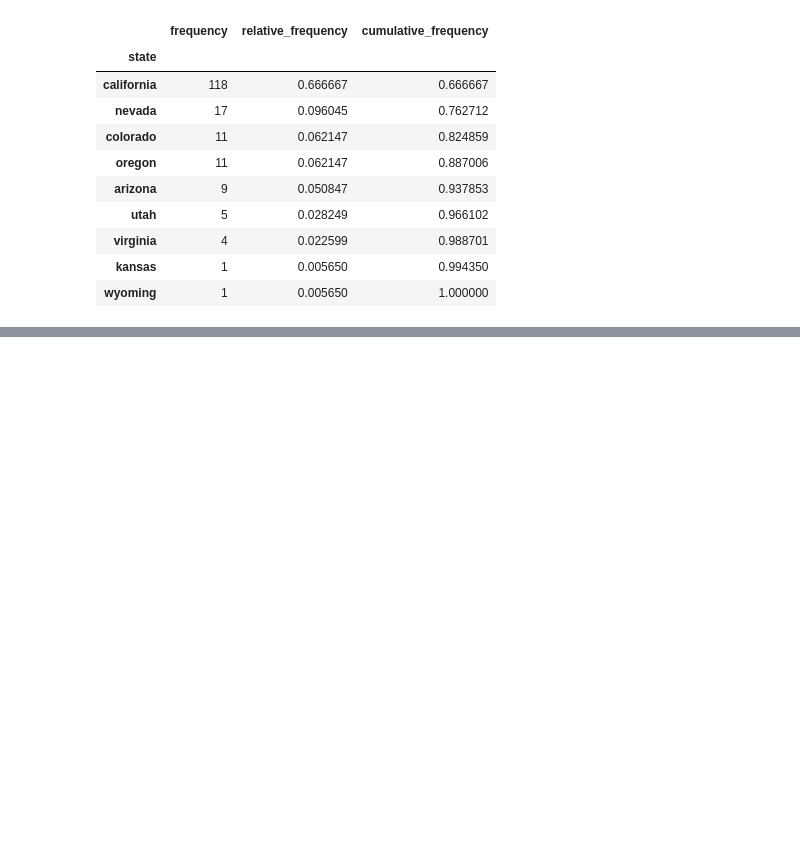
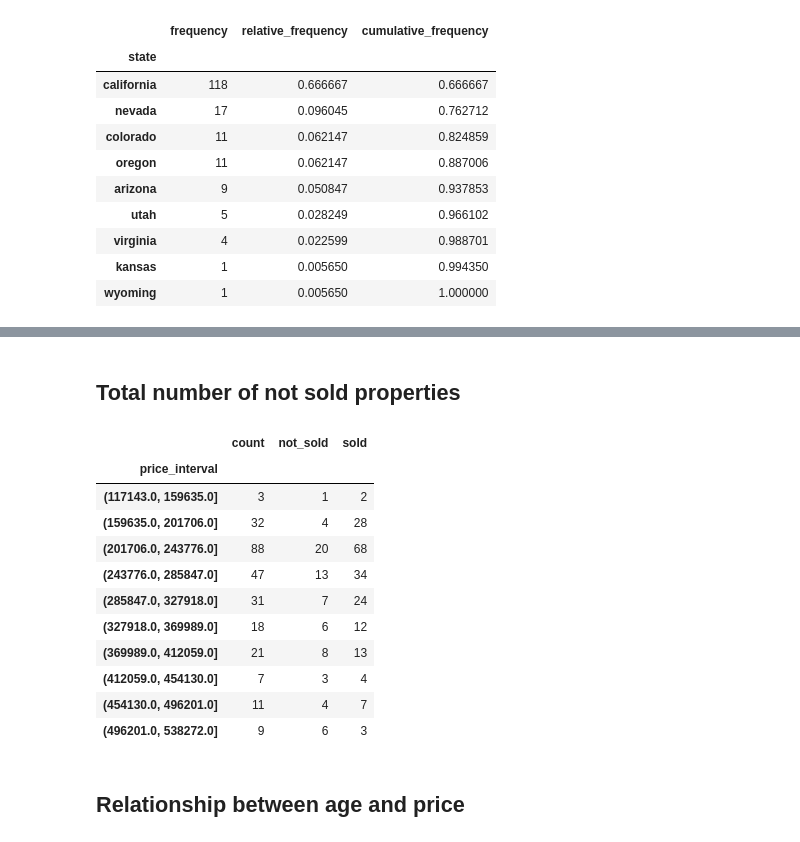
Before and after one commit to Will-Jacobs/Real-Estate-Market-Analysis, a Jupyter notebook: Real Estate Market Analysis - Preprocessing Data.ipynb, the cells around one changed output, grey strips where cells are left out. Drawn from its saved outputs; the diff is of its cells as text; code cells hidden in the pictures; blank space fills up the shorter version.

```diff
--- a/Real Estate Market Analysis - Preprocessing Data.ipynb
+++ b/Real Estate Market Analysis - Preprocessing Data.ipynb
@@ -1201,0 +1287,5 @@ sold_by_state
+# %%
+# Use the 'cut' method from pandas to create age intervals with 10 bins
+
+data['age_interval'] = pd.cut(data['age_at_purchase'], bins = 10, precision = 0)
+data['age_interval']
@@ -1201,0 +1329,5 @@ sold_by_state
+# %%
+# Use the 'cut' method from pandas to create a price interval with 10 bins
+
+data['price_interval'] = pd.cut(data['price$'], bins=10, precision=0)
+data['price_interval']
@@ -1201,0 +1350,9 @@ sold_by_state
+# %%
+# Find the total number of properties for each price interval
+
+columns_of_interest = ['price_interval', 'sold']
+
+all_properties_by_price = data[columns_of_interest].groupby('price_interval').count()
+
+all_properties_by_price = all_properties_by_price.rename(columns={'sold':'count'})
+all_properties_by_price
@@ -1201,0 +1374,6 @@ sold_by_state
+# %%
+# Find the total number of sold properties for each price range
+
+columns_of_interest = ['price_interval', 'sold']
+sold_properties_by_price = data[columns_of_interest].groupby('price_interval').sum()
+sold_properties_by_price
@@ -1201,0 +1393,23 @@ sold_by_state
+# %% [markdown]
+## Total number of not sold properties
+# %%
+# Identify the number of unsold properties
+
+all_properties_by_price['not_sold'] = all_properties_by_price['count'] - sold_properties_by_price['sold']
+all_properties_by_price['sold'] = sold_properties_by_price['sold']
+all_properties_by_price
+# %% [output]
+|  | count | not_sold | sold |
+| price_interval |  |  |  |
+| (117143.0, 159635.0] | 3 | 1 | 2 |
+| (159635.0, 201706.0] | 32 | 4 | 28 |
+| (201706.0, 243776.0] | 88 | 20 | 68 |
+| (243776.0, 285847.0] | 47 | 13 | 34 |
+| (285847.0, 327918.0] | 31 | 7 | 24 |
+| (327918.0, 369989.0] | 18 | 6 | 12 |
+| (369989.0, 412059.0] | 21 | 8 | 13 |
+| (412059.0, 454130.0] | 7 | 3 | 4 |
+| (454130.0, 496201.0] | 11 | 4 | 7 |
+| (496201.0, 538272.0] | 9 | 6 | 3 |
+# %% [markdown]
+## Relationship between age and price
```
Also changed, not shown: parts of 31 cells of this notebook.
